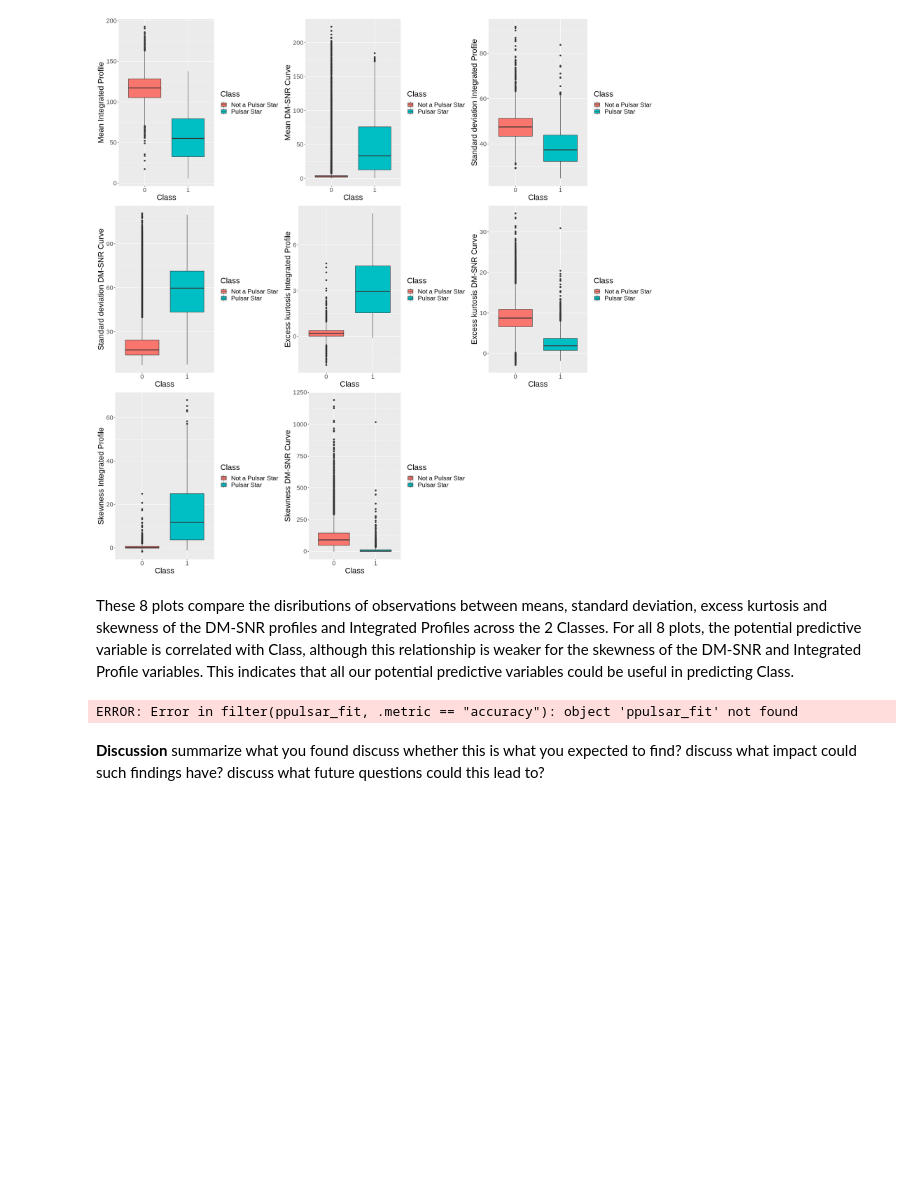
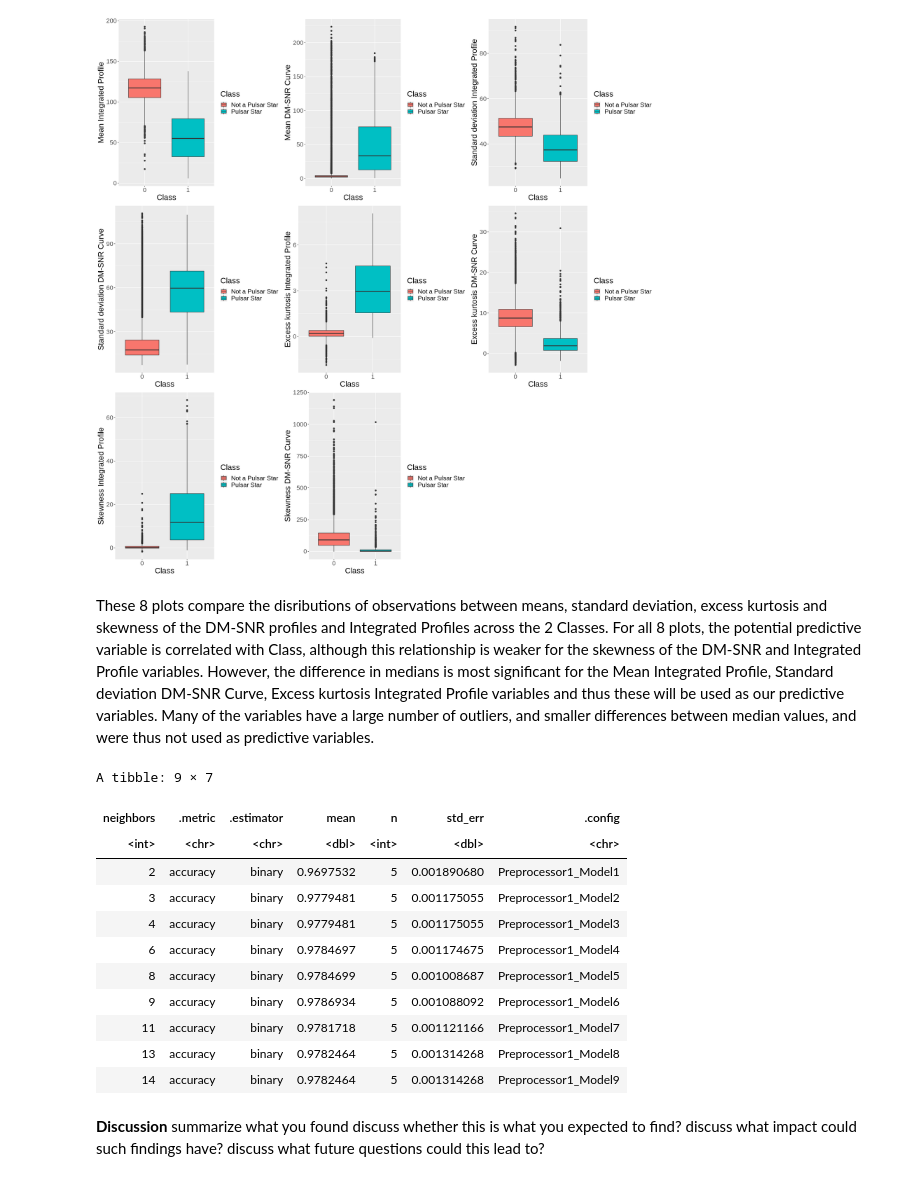
Before and after one commit to saminourji/PulsarStarProject, a Jupyter notebook: Project_Report.ipynb, the cells around one changed output. Drawn from its saved outputs; the diff is of its cells as text; code cells hidden in the pictures; blank space fills up the shorter version.

Commit message:
changed predictive variables used based on plots

```diff
--- a/Project_Report.ipynb
+++ b/Project_Report.ipynb
@@ -249,7 +249,7 @@ plot_grid(pulsar_boxplot_IPmean, pulsar_boxplot_DMSNRmean, pulsar_boxplot_SDIP,
 # %% [output]
 [figure]
 # %% [markdown]
-These 8 plots compare the disributions of observations between means, standard deviation, excess kurtosis and skewness of the DM-SNR profiles and Integrated Profiles across the 2 Classes. For all 8 plots, the potential predictive variable is correlated with Class, although this relationship is weaker for the skewness of the DM-SNR and Integrated Profile variables. This indicates that all our potential predictive variables could be useful in predicting Class.
+These 8 plots compare the disributions of observations between means, standard deviation, excess kurtosis and skewness of the DM-SNR profiles and Integrated Profiles across the 2 Classes. For all 8 plots, the potential predictive variable is correlated with Class, although this relationship is weaker for the skewness of the DM-SNR and Integrated Profile variables. However, the difference in medians is most significant for the Mean Integrated Profile, Standard deviation DM-SNR Curve, Excess kurtosis Integrated Profile variables and thus these will be used as our predictive variables. Many of the variables have a large number of outliers, and smaller differences between median values, and were thus not used as predictive variables.
 # %%
 # create KNN model
 knn_spec <-nearest_neighbor(weight_func = "rectangular", neighbors = tune()) |>
@@ -264,16 +264,27 @@ vfold_train <- vfold_cv(pulsar_train, v = 5, strata = Class)
 # %%
 pulsar_fit <- workflow() |>
     add_recipe(recipe) |>
     add_model(knn_spec) |>
     tune_grid(resamples = vfold_train, grid = 10) |>
     collect_metrics()
 
-accuracy_metrics <- ppulsar_fit |>
+accuracy_metrics <- pulsar_fit |>
         filter(.metric == "accuracy")
 
-accuracy_metrics
+print(accuracy_metrics)
 # %% [output]
-ERROR: Error in filter(ppulsar_fit, .metric == "accuracy"): object 'ppulsar_fit' not found
+A tibble: 9 × 7
+| neighbors | .metric | .estimator | mean | n | std_err | .config |
+| <int> | <chr> | <chr> | <dbl> | <int> | <dbl> | <chr> |
+| 2 | accuracy | binary | 0.9697532 | 5 | 0.001890680 | Preprocessor1_Model1 |
+| 3 | accuracy | binary | 0.9779481 | 5 | 0.001175055 | Preprocessor1_Model2 |
+| 4 | accuracy | binary | 0.9779481 | 5 | 0.001175055 | Preprocessor1_Model3 |
+| 6 | accuracy | binary | 0.9784697 | 5 | 0.001174675 | Preprocessor1_Model4 |
+| 8 | accuracy | binary | 0.9784699 | 5 | 0.001008687 | Preprocessor1_Model5 |
+| 9 | accuracy | binary | 0.9786934 | 5 | 0.001088092 | Preprocessor1_Model6 |
+| 11 | accuracy | binary | 0.9781718 | 5 | 0.001121166 | Preprocessor1_Model7 |
+| 13 | accuracy | binary | 0.9782464 | 5 | 0.001314268 | Preprocessor1_Model8 |
+| 14 | accuracy | binary | 0.9782464 | 5 | 0.001314268 | Preprocessor1_Model9 |
 # %%
 ## re-train model with k-value obtained from cross-validation
 
```
Also changed, not shown: parts of 1 cell of this notebook.
